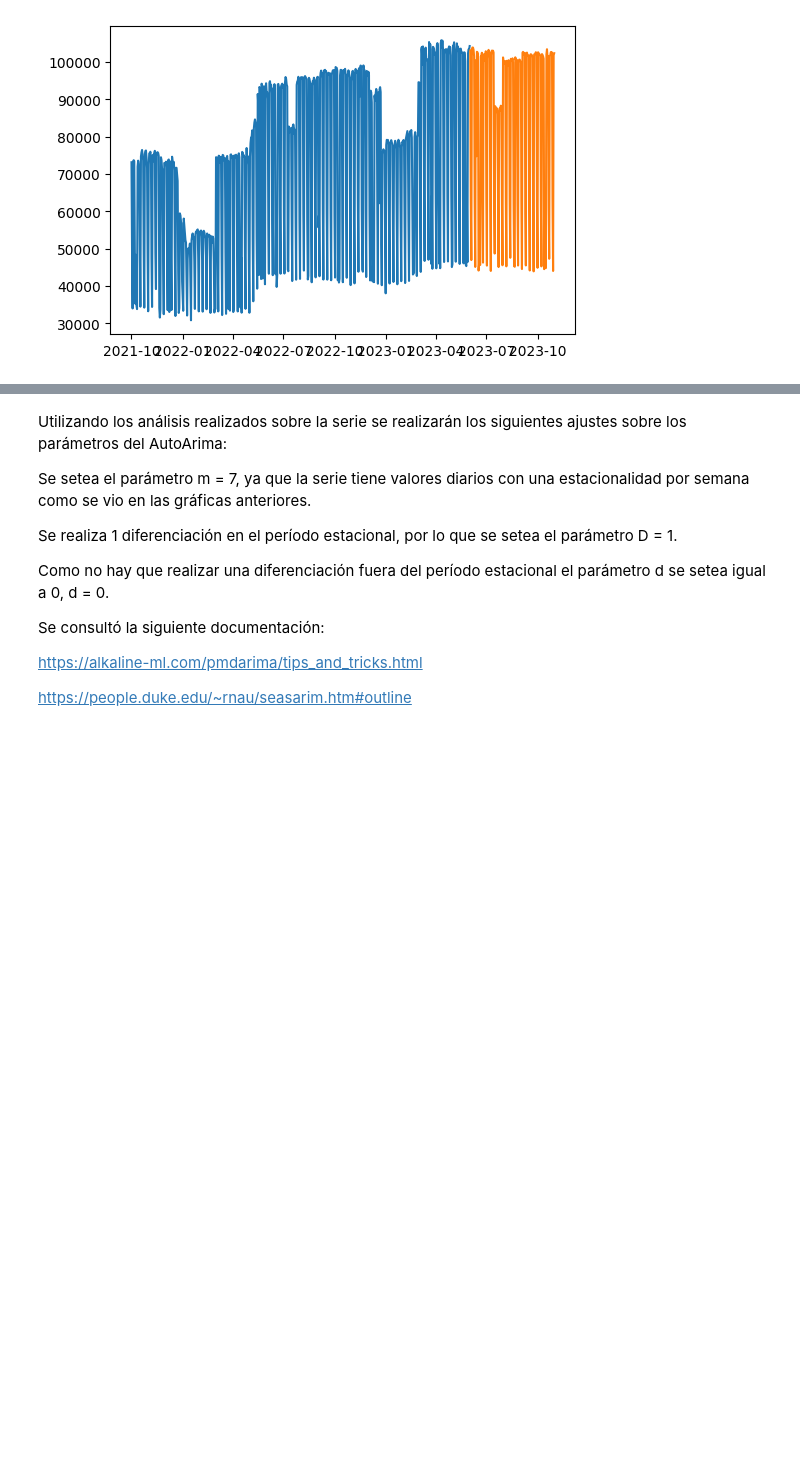
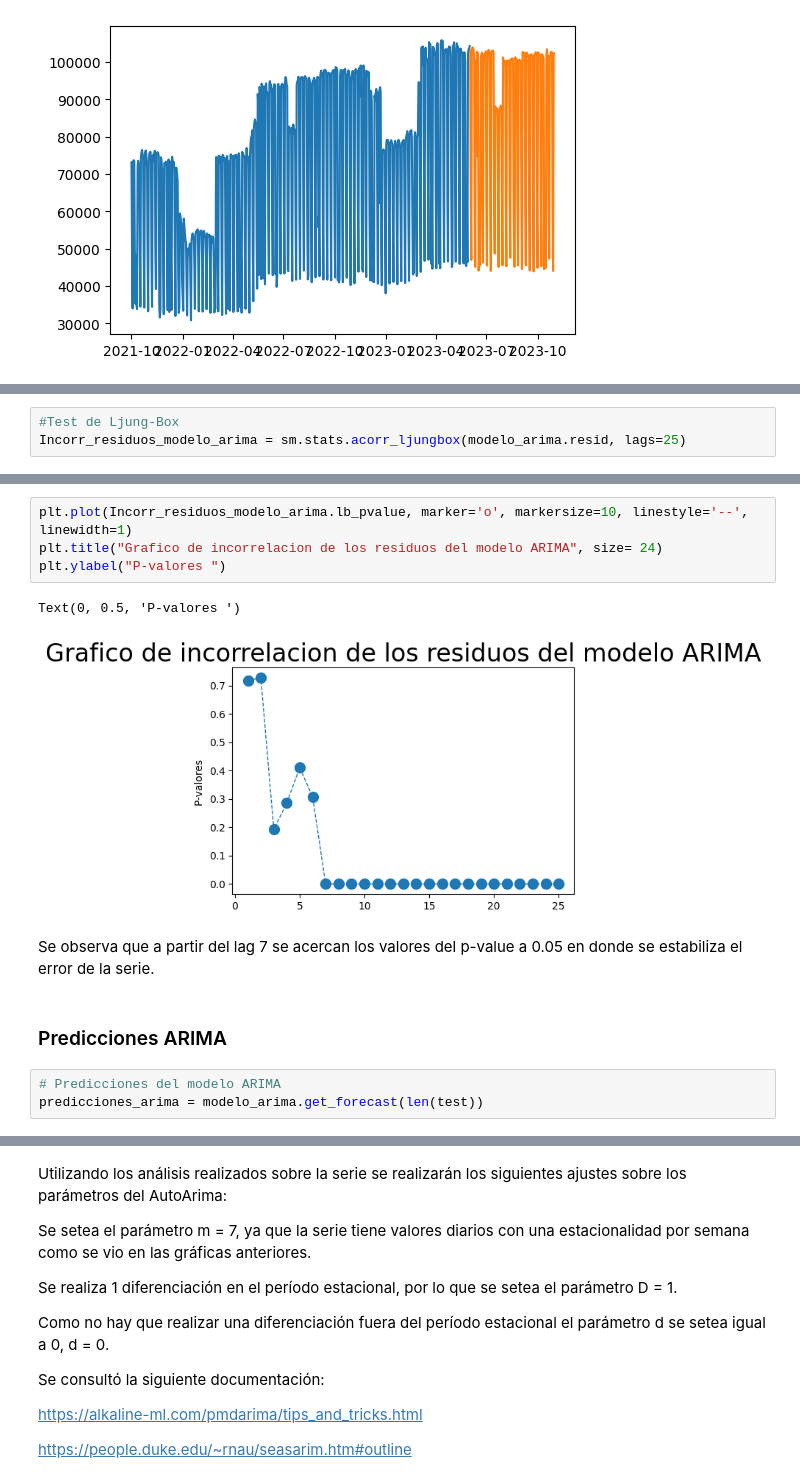
Before and after one commit to jiang-011/AST_G4, a Jupyter notebook: TP_G4_KM.ipynb, the cells around one changed output, grey strips where cells are left out. Drawn from its saved outputs; the diff is of its cells as text; blank space fills up the shorter version.

```diff
--- a/TP_G4_KM.ipynb
+++ b/TP_G4_KM.ipynb
@@ -635,0 +729,3 @@ plt.plot(test)
+# %%
+#Test de Ljung-Box
+Incorr_residuos_modelo_arima = sm.stats.acorr_ljungbox(modelo_arima.resid, lags=25)
@@ -635,0 +752,14 @@ plt.plot(test)
+# %%
+plt.plot(Incorr_residuos_modelo_arima.lb_pvalue, marker='o', markersize=10, linestyle='--', linewidth=1)
+plt.title("Grafico de incorrelacion de los residuos del modelo ARIMA", size= 24)
+plt.ylabel("P-valores ")
+# %% [output]
+Text(0, 0.5, 'P-valores ')
+[figure, added]
+# %% [markdown]
+Se observa que a partir del lag 7 se acercan los valores del p-value a 0.05 en donde se estabiliza el error de la serie.
+# %% [markdown]
+### Predicciones ARIMA
+# %%
+# Predicciones del modelo ARIMA
+predicciones_arima = modelo_arima.get_forecast(len(test))
```
Also changed, not shown: parts of 41 cells of this notebook.
